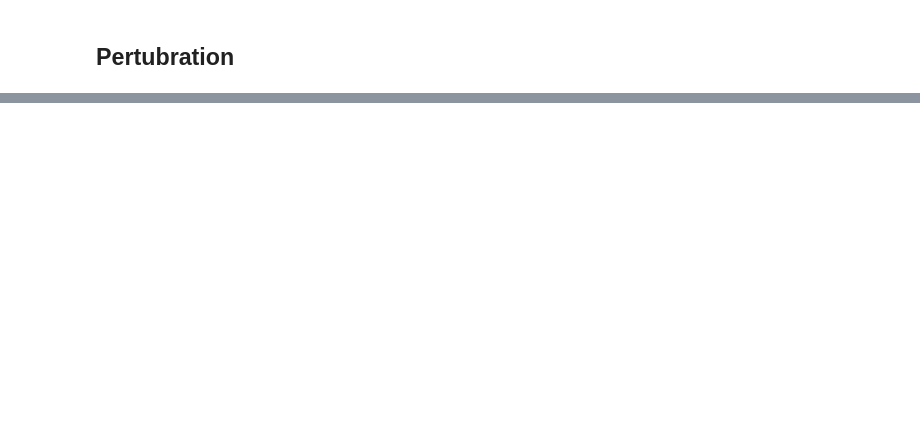
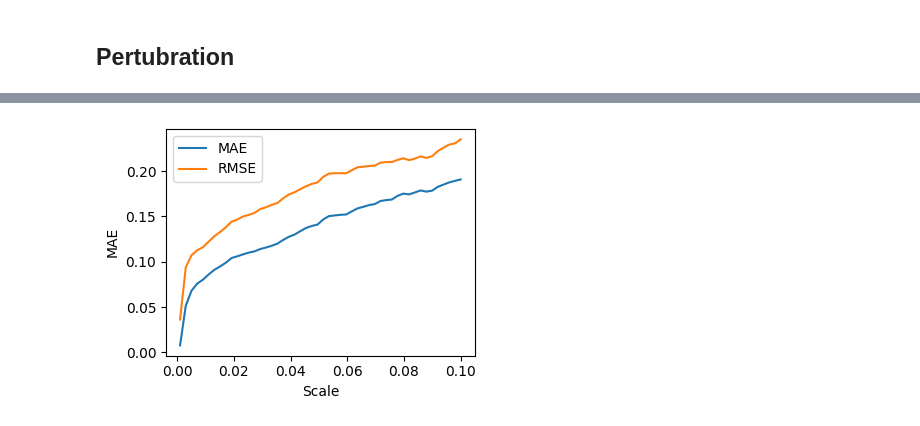
Before and after one commit to fahminlb33/gold-cluster-energy-modelling, a Jupyter notebook: notebooks/perturbation.ipynb, the cells around one changed output, grey strips where cells are left out. Saved outputs shown, nothing was run; the diff lists cells and outputs as text; code cells hidden in the pictures; blank space fills up the shorter version.

```diff
--- a/notebooks/perturbation.ipynb
+++ b/notebooks/perturbation.ipynb
@@ -105,3 +125,8 @@ stable_structure = read_xyz(file_paths[idx_lowest])
 view(stable_structure, viewer='x3d')
 # %% [output]
 [interactive output not drawn]
+# %%
+lowest_energy_pred = model.predict(lowest_energy_row.values[:10].reshape(1, -1))[0]
+print(f"Lowest energy: {lowest_energy_row.energy}")
+print(f"Predicted energy: {lowest_energy_pred}")
+print(f"Difference: {lowest_energy_row.energy - lowest_energy_pred}")
@@ -199,0 +283,15 @@ upper ci: -1556.5645
+# %%
+fig, ax = plt.subplots(figsize=(4, 3))
+
+method = 1
+
+ax.plot(df_results["scale"][df_results["method"] == method], df_results["mae"][df_results["method"] == method], label="MAE")
+ax.plot(df_results["scale"][df_results["method"] == method], df_results["rmse"][df_results["method"] == method], label="RMSE")
+ax.legend()
+ax.set_ylabel(scoring.upper())
+ax.set_xlabel("Scale")
+
+fig.tight_layout()
+plt.show()
+# %% [output]
+[figure, added]
```
Also changed, not shown: parts of 30 cells of this notebook.
